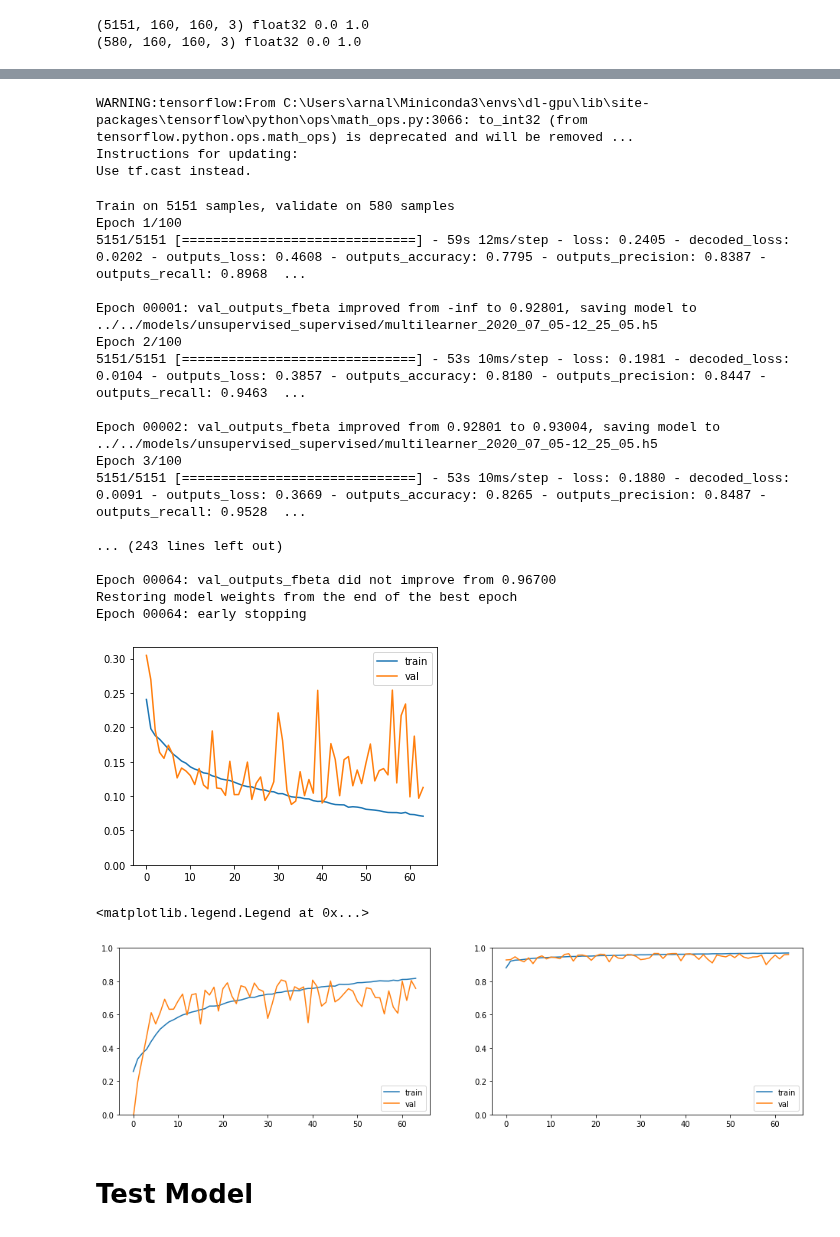
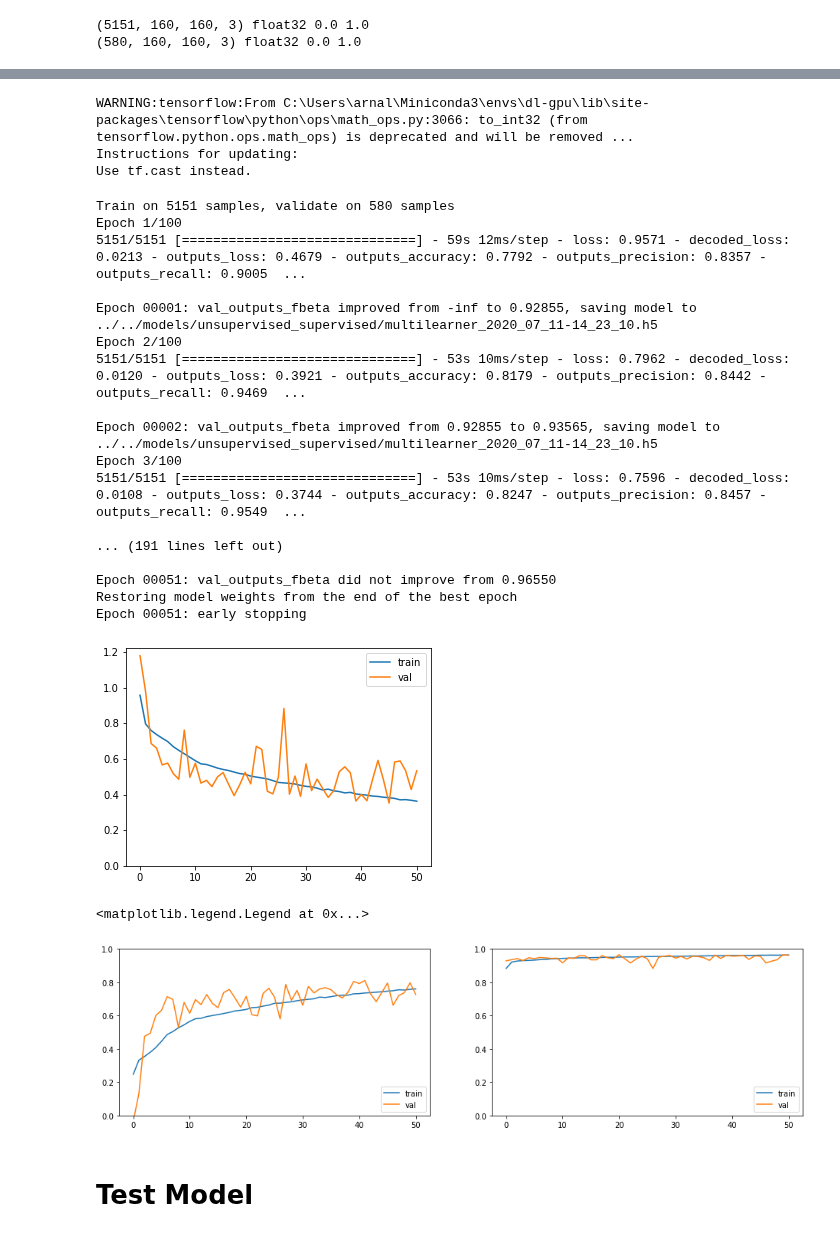
Before and after one commit to arnaldog12/icaonet, a Jupyter notebook: notebooks/supervised_unsupervised/Multilearning.ipynb, the cells around one changed output, grey strips where cells are left out. Drawn from its saved outputs; the diff is of its cells as text; code cells hidden in the pictures.

```diff
--- a/notebooks/supervised_unsupervised/Multilearning.ipynb
+++ b/notebooks/supervised_unsupervised/Multilearning.ipynb
@@ -149,9 +149,9 @@ def dense_layer(idx, prev_input, units, dropout=True, rate=0.5, activation='relu
     dense_name = f"dense_{idx}"
     drop_name = f"dropout_{idx}"
 
+    if dropout:
+        prev_input = Dropout(rate)(prev_input)
     out = Dense(units, activation=activation)(prev_input)
-    if dropout:
-        out = Dropout(rate)(out)
     return out
 # %%
 mlflow.set_experiment(MLFLOW_EXPERIMENT_NAME)
@@ -177,7 +177,7 @@ decoded = Conv2D(filters=3, kernel_size=(3, 3), strides=(1, 1), padding='same',
 
 avg_pool = GlobalAvgPool2D()(encode)
 dense_1 = dense_layer(1, avg_pool, 64)
-dense_2 = dense_layer(2, dense_1, 32, dropout=False)
+dense_2 = dense_layer(2, dense_1, 32)
 classif = Dense(units=N_REQS, activation='sigmoid', name='outputs')(dense_2)
 
 model = Model(inputs=inputs, outputs=[decoded, classif])
@@ -210,6 +210,6 @@ plot_model(model, show_shapes=True)
 # %%
-DECODED_LOSS_WEIGHT = 0.5
-OUTPUTS_LOSS_WEIGHT = 0.5
+DECODED_LOSS_WEIGHT = 1.0
+OUTPUTS_LOSS_WEIGHT = 2.0
 
 mlflow.log_param("decoded loss weight", DECODED_LOSS_WEIGHT)
 mlflow.log_param("outputs loss weight", OUTPUTS_LOSS_WEIGHT)
@@ -243,42 +243,42 @@ model.compile(optimizer='adam', loss=losses, loss_weights=loss_weights, metrics=
 
 FILE_MODEL = FOLDER_MODELS + timestamp_model_name(prefix="multilearner_")
 list_callbacks = [
     ModelCheckpoint(FILE_MODEL, monitor=METRIC_TO_MONITOR, mode="max", verbose=1, save_best_only=True),
     EarlyStopping(monitor=METRIC_TO_MONITOR, mode="max", patience=30, verbose=1, restore_best_weights=True)
 ]
 
 hist = model.fit(
     x=x_train,
     y=outputs_train,
     batch_size=32,
     epochs=100,
     validation_data=(x_val, outputs_valid),
     callbacks=list_callbacks
 )
 
 plot.keras_hist(hist.history)
 # %% [output]
 WARNING:tensorflow:From C:\Users\arnal\Miniconda3\envs\dl-gpu\lib\site-packages\tensorflow\python\ops\math_ops.py:3066: to_int32 (from tensorflow.python.ops.math_ops) is deprecated and will be removed ...
 Instructions for updating:
 Use tf.cast instead.
 Train on 5151 samples, validate on 580 samples
 Epoch 1/100
-5151/5151 [==============================] - 59s 12ms/step - loss: 0.2405 - decoded_loss: 0.0202 - outputs_loss: 0.4608 - outputs_accuracy: 0.7795 - outputs_precision: 0.8387 - outputs_recall: 0.8968  ...
+5151/5151 [==============================] - 59s 12ms/step - loss: 0.9571 - decoded_loss: 0.0213 - outputs_loss: 0.4679 - outputs_accuracy: 0.7792 - outputs_precision: 0.8357 - outputs_recall: 0.9005  ...
 
-Epoch 00001: val_outputs_fbeta improved from -inf to 0.92801, saving model to ../../models/unsupervised_supervised/multilearner_2020_07_05-12_25_05.h5
+Epoch 00001: val_outputs_fbeta improved from -inf to 0.92855, saving model to ../../models/unsupervised_supervised/multilearner_2020_07_11-14_23_10.h5
 Epoch 2/100
-5151/5151 [==============================] - 53s 10ms/step - loss: 0.1981 - decoded_loss: 0.0104 - outputs_loss: 0.3857 - outputs_accuracy: 0.8180 - outputs_precision: 0.8447 - outputs_recall: 0.9463  ...
+5151/5151 [==============================] - 53s 10ms/step - loss: 0.7962 - decoded_loss: 0.0120 - outputs_loss: 0.3921 - outputs_accuracy: 0.8179 - outputs_precision: 0.8442 - outputs_recall: 0.9469  ...
 
-Epoch 00002: val_outputs_fbeta improved from 0.92801 to 0.93004, saving model to ../../models/unsupervised_supervised/multilearner_2020_07_05-12_25_05.h5
+Epoch 00002: val_outputs_fbeta improved from 0.92855 to 0.93565, saving model to ../../models/unsupervised_supervised/multilearner_2020_07_11-14_23_10.h5
 Epoch 3/100
-5151/5151 [==============================] - 53s 10ms/step - loss: 0.1880 - decoded_loss: 0.0091 - outputs_loss: 0.3669 - outputs_accuracy: 0.8265 - outputs_precision: 0.8487 - outputs_recall: 0.9528  ...
+5151/5151 [==============================] - 53s 10ms/step - loss: 0.7596 - decoded_loss: 0.0108 - outputs_loss: 0.3744 - outputs_accuracy: 0.8247 - outputs_precision: 0.8457 - outputs_recall: 0.9549  ...
 
-... (243 lines left out)
+... (191 lines left out)
 
-Epoch 00064: val_outputs_fbeta did not improve from 0.96700
+Epoch 00051: val_outputs_fbeta did not improve from 0.96550
 Restoring model weights from the end of the best epoch
-Epoch 00064: early stopping
+Epoch 00051: early stopping
-[figure, old version]
+[figure, new version]
 # %%
 history = hist.history
 
@@ -296,7 +296,7 @@ plt.ylim(0, 1)
 plt.legend(loc='lower right')
 # %% [output]
 <matplotlib.legend.Legend at 0x...>
-[figure, old version]
+[figure, new version]
 # %% [markdown]
 # Test Model
 # %%
```
Also changed, not shown: parts of 10 cells of this notebook, 1 other file.
